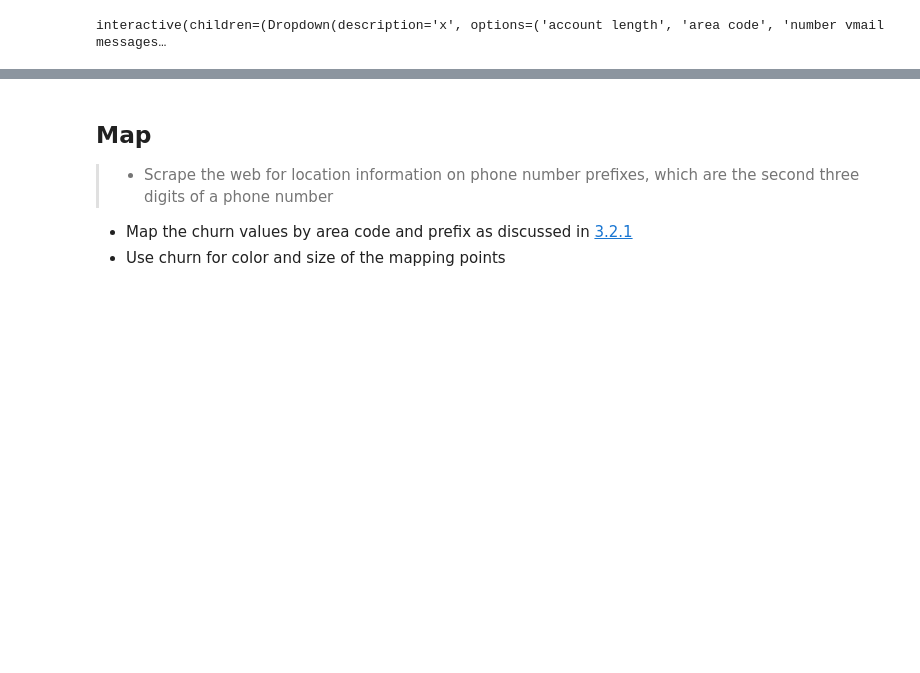
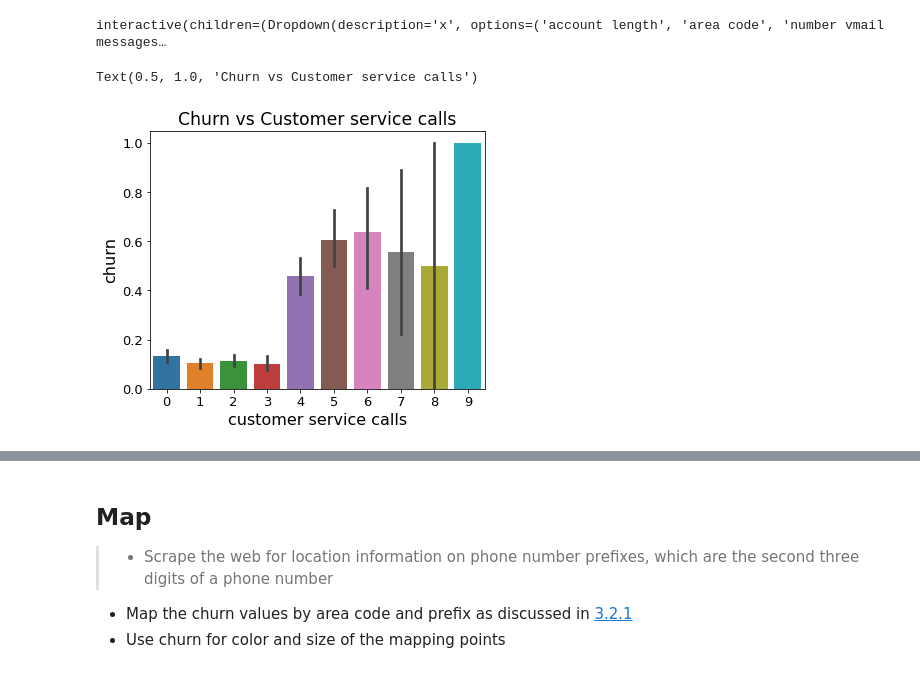
Before and after one commit to skelouse/mod-3-project, a Jupyter notebook: student.ipynb, the cells around one changed output, grey strips where cells are left out. Drawn from its saved outputs; the diff is of its cells as text; code cells hidden in the pictures; blank space fills up the shorter version.

```diff
--- a/student.ipynb
+++ b/student.ipynb
@@ -780,2 +781,9 @@ def jointplot(x=interact_cols, y=interact_cols):
 # %% [output]
 interactive(children=(Dropdown(description='x', options=('account length', 'area code', 'number vmail messages…
+# %%
+fig, ax = plt.subplots(figsize=(6, 4.75))
+sns.barplot('customer service calls', 'churn', data=fresh_df)
+plt.title("Churn vs Customer service calls")
+# %% [output]
+Text(0.5, 1.0, 'Churn vs Customer service calls')
+[figure, added]
```
Also changed, not shown: parts of 28 cells of this notebook, 24 other files.
